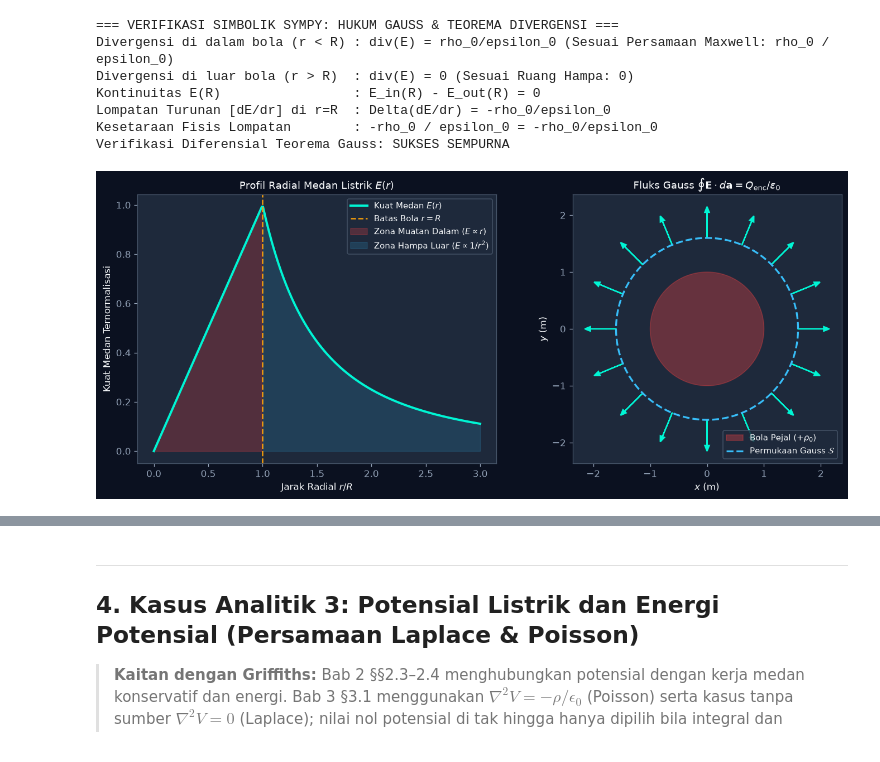
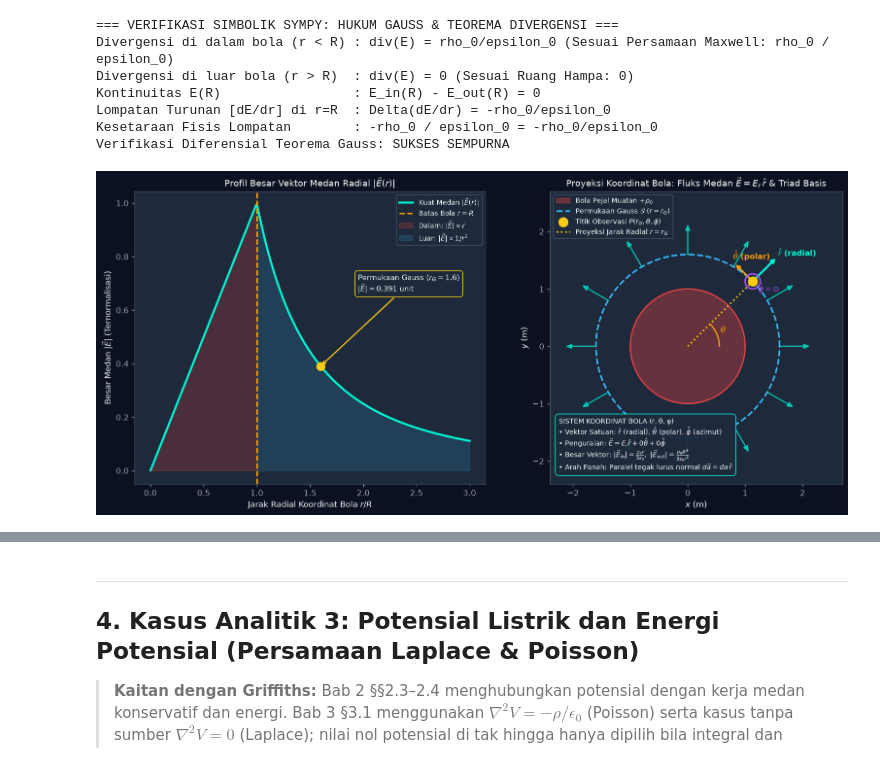
Before and after one commit to rootasgard/electrodynamic, a Jupyter notebook: elektrostatik.ipynb, the cells around one changed output, grey strips where cells are left out. Saved outputs shown, nothing was run; the diff lists cells and outputs as text; code cells hidden in the pictures.

```diff
--- a/elektrostatik.ipynb
+++ b/elektrostatik.ipynb
@@ -495,44 +837,97 @@ Lompatan Turunan [dE/dr] di r=R  : Delta(dE/dr) = -rho_0/epsilon_0
 Kesetaraan Fisis Lompatan        : -rho_0 / epsilon_0 = -rho_0/epsilon_0
 Verifikasi Diferensial Teorema Gauss: SUKSES SEMPURNA
 # %%
-# Diagram Proyeksi Vektor 2D: Profil Medan Radial E(r) & Permukaan Gauss
-fig, (ax1, ax2) = plt.subplots(1, 2, figsize=(12, 5), dpi=120)
+# Diagram Proyeksi Vektor 2D: Profil Medan Radial E(r) & Permukaan Gauss (Koordinat Bola)
+fig, (ax1, ax2) = plt.subplots(1, 2, figsize=(13.5, 6), dpi=120)
 
 R_val = 1.0
-r_arr = np.linspace(0, 3.0, 300)
+r_arr = np.linspace(0.001, 3.0, 300)
 E_arr = np.where(r_arr <= R_val, r_arr / R_val**3, 1.0 / r_arr**2)
 
-# Subplot 1: Kurva E(r)
-ax1.plot(r_arr, E_arr, color='#00f5d4', lw=2.4, label='Kuat Medan $E(r)$')
-ax1.axvline(R_val, color='#f59e0b', ls='--', lw=1.5, label='Batas Bola $r = R$')
-ax1.fill_between(r_arr[r_arr <= R_val], 0, E_arr[r_arr <= R_val], color='#ef4444', alpha=0.25, label='Zona Muatan Dalam ($E \\propto r$)')
-ax1.fill_between(r_arr[r_arr >= R_val], 0, E_arr[r_arr >= R_val], color='#38bdf8', alpha=0.15, label='Zona Hampa Luar ($E \\propto 1/r^2$)')
-ax1.set_title('Profil Radial Medan Listrik $E(r)$', fontsize=11, color='#f8fafc')
-ax1.set_xlabel('Jarak Radial $r/R$', fontsize=10)
-ax1.set_ylabel('Kuat Medan Ternormalisasi', fontsize=10)
-ax1.legend(loc='upper right', framealpha=0.85, facecolor='#1e293b', edgecolor='#475569', fontsize=9)
+# Subplot 1: Kurva E(r) dengan anotasi nilai besar vektor
+ax1.plot(r_arr, E_arr, color='#00f5d4', lw=2.6, label=r'Kuat Medan $|\vec{E}(r)|$')
+ax1.axvline(R_val, color='#f59e0b', ls='--', lw=1.8, label=r'Batas Bola $r = R$')
+ax1.fill_between(r_arr[r_arr <= R_val], 0, E_arr[r_arr <= R_val], color='#ef4444', alpha=0.22, label=r'Dalam: $|\vec{E}| \propto r$')
+ax1.fill_between(r_arr[r_arr >= R_val], 0, E_arr[r_arr >= R_val], color='#38bdf8', alpha=0.15, label=r'Luar: $|\vec{E}| \propto 1/r^2$')
 
-# Subplot 2: Penampang 2D Bola & Fluks Menembus Permukaan Gauss
+r_eval = 1.6
+E_eval = 1.0 / (r_eval**2)
+ax1.scatter([r_eval], [E_eval], color='#facc15', s=100, zorder=6)
+ax1.annotate(f'Permukaan Gauss ($r_G = {r_eval}$)\n$|\\vec{{E}}| = {E_eval:.3f}$ unit',
+             xy=(r_eval, E_eval), xytext=(r_eval + 0.35, E_eval + 0.28),
+             arrowprops=dict(arrowstyle="->", color='#facc15', lw=1.5),
+             bbox=dict(boxstyle='round,pad=0.4', facecolor='#1e293b', edgecolor='#facc15', alpha=0.9),
+             color='#f8fafc', fontsize=9)
+
+ax1.set_title(r'Profil Besar Vektor Medan Radial $|\vec{E}(r)|$', fontsize=11, color='#f8fafc')
+ax1.set_xlabel('Jarak Radial Koordinat Bola $r/R$', fontsize=10)
+ax1.set_ylabel(r'Besar Medan $|\vec{E}|$ (Ternormalisasi)', fontsize=10)
+ax1.legend(loc='upper right', framealpha=0.88, facecolor='#1e293b', edgecolor='#475569', fontsize=8.5)
+
+# Subplot 2: Penampang 2D Proyeksi Koordinat Bola (r, theta, phi)
 theta_circ = np.linspace(0, 2*np.pi, 200)
-ax2.fill(R_val*np.cos(theta_circ), R_val*np.sin(theta_circ), color='#ef4444', alpha=0.35, label='Bola Pejal ($+\\rho_0$)')
+ax2.fill(R_val*np.cos(theta_circ), R_val*np.sin(theta_circ), color='#ef4444', alpha=0.35, label=r'Bola Pejal Muatan $+\rho_0$')
+ax2.plot(R_val*np.cos(theta_circ), R_val*np.sin(theta_circ), color='#ef4444', lw=1.5)
 r_gauss = 1.6
-ax2.plot(r_gauss*np.cos(theta_circ), r_gauss*np.sin(theta_circ), color='#38bdf8', ls='--', lw=2.0, label='Permukaan Gauss $\\mathcal{S}$')
+ax2.plot(r_gauss*np.cos(theta_circ), r_gauss*np.sin(theta_circ), color='#38bdf8', ls='--', lw=2.0, label=r'Permukaan Gauss $\mathcal{S}$ ($r=r_G$)')
 
-# Vektor medan menembus normal
-for th in np.linspace(0, 2*np.pi, 16, endpoint=False):
-    ax2.arrow(r_gauss*np.cos(th), r_gauss*np.sin(th), 0.45*np.cos(th), 0.45*np.sin(th),
-              head_width=0.08, head_length=0.1, fc='#00f5d4', ec='#00f5d4', lw=1.4)
+# Titik observasi P di permukaan Gauss pada sudut theta_0 = 45 deg
+th_p = np.pi / 4.0
+xp = r_gauss * np.cos(th_p)
+yp = r_gauss * np.sin(th_p)
+ax2.scatter([xp], [yp], color='#facc15', s=130, zorder=7, label=r'Titik Observasi $P(r_G, \theta, \phi)$')
+
+# Proyeksi radial & sudut polar
+ax2.plot([0, xp], [0, yp], color='#facc15', ls=':', lw=2, label=r'Proyeksi Jarak Radial $r = r_G$')
+arc_th = np.linspace(0, th_p, 40)
+ax2.plot(0.55*np.cos(arc_th), 0.55*np.sin(arc_th), color='#f59e0b', lw=1.6)
+ax2.text(0.62*np.cos(th_p/2), 0.62*np.sin(th_p/2), r'$\theta$', color='#f59e0b', fontsize=10, fontweight='bold')
+
+# Triad Vektor Satuan Bola di Titik P
+# 1. r_hat (radial keluar)
+ax2.annotate('', xy=(xp + 0.6*np.cos(th_p), yp + 0.6*np.sin(th_p)), xytext=(xp, yp),
+             arrowprops=dict(arrowstyle="->", color='#00f5d4', lw=2.6))
+ax2.text(xp + 0.63*np.cos(th_p), yp + 0.63*np.sin(th_p), r'$\hat{r}$ (radial)', color='#00f5d4', fontweight='bold', fontsize=9.5)
+
+# 2. theta_hat (polar tegak lurus r_hat)
+ax2.annotate('', xy=(xp - 0.45*np.sin(th_p), yp + 0.45*np.cos(th_p)), xytext=(xp, yp),
+             arrowprops=dict(arrowstyle="->", color='#f59e0b', lw=2.2))
+ax2.text(xp - 0.48*np.sin(th_p), yp + 0.48*np.cos(th_p) + 0.05, r'$\hat{\theta}$ (polar)', color='#f59e0b', fontweight='bold', fontsize=9.5)
+
+# 3. phi_hat (azimut menembus bidang)
+ax2.scatter([xp], [yp], facecolors='none', edgecolors='#a855f7', s=350, lw=1.8, zorder=8)
+ax2.text(xp + 0.1, yp - 0.18, r'$\hat{\phi} = \odot$', color='#a855f7', fontweight='bold', fontsize=9.5)
+
+# Vektor medan listrik menembus normal permukaan
+for th in np.linspace(0, 2*np.pi, 12, endpoint=False):
+    if np.abs(th - th_p) > 0.1:
+        ax2.arrow(r_gauss*np.cos(th), r_gauss*np.sin(th), 0.42*np.cos(th), 0.42*np.sin(th),
+                  head_width=0.07, head_length=0.09, fc='#00f5d4', ec='#00f5d4', lw=1.3, alpha=0.7)
+
+# Info card: Koordinat Bola, Vektor Satuan, Besar Medan, dan Arah Panah
+info_gauss = (
+    "SISTEM KOORDINAT BOLA (r, θ, φ)\n"
+    r"• Vektor Satuan: $\hat{r}$ (radial), $\hat{\theta}$ (polar), $\hat{\phi}$ (azimut)" + "\n"
+    r"• Penguraian: $\vec{E} = E_r\hat{r} + 0\hat{\theta} + 0\hat{\phi}$" + "\n"
+    r"• Besar Vektor: $|\vec{E}_{\mathrm{in}}| = \frac{\rho_0 r}{3\epsilon_0},\ |\vec{E}_{\mathrm{out}}| = \frac{\rho_0 R^3}{3\epsilon_0 r^2}$" + "\n"
+    r"• Arah Panah: Paralel tegak lurus normal $d\vec{a} = da\,\hat{r}$"
+)
+ax2.text(0.03, 0.04, info_gauss, transform=ax2.transAxes, fontsize=8.5,
+         bbox=dict(boxstyle='round,pad=0.5', facecolor='#1e293b', edgecolor='#00f5d4', alpha=0.92),
+         va='bottom', ha='left')
 
 ax2.set_aspect('equal')
-ax2.set_title('Fluks Gauss $\\oint \\mathbf{E} \\cdot d\\mathbf{a} = Q_{\\text{enc}}/\\epsilon_0$', fontsize=11, color='#f8fafc')
+ax2.set_title(r'Proyeksi Koordinat Bola: Fluks Medan $\vec{E} = E_r\,\hat{r}$ & Triad Basis', fontsize=11, color='#f8fafc')
 ax2.set_xlabel('$x$ (m)', fontsize=10)
 ax2.set_ylabel('$y$ (m)', fontsize=10)
-ax2.legend(loc='lower right', framealpha=0.85, facecolor='#1e293b', edgecolor='#475569', fontsize=9)
+ax2.set_xlim(-2.4, 2.7)
+ax2.set_ylim(-2.4, 2.7)
+ax2.legend(loc='upper left', framealpha=0.88, facecolor='#1e293b', edgecolor='#475569', fontsize=8.5)
 
 plt.tight_layout()
 plt.show()
 # %% [output]
-[figure, old version]
+[figure, new version]
 # %%
 # Visualisasi 3D interaktif Three.js: Kasus 2: Hukum Gauss — bola bermuatan dan permukaan Gaussian
 show_threejs_scene("gauss", "Kasus 2: Hukum Gauss — bola bermuatan dan permukaan Gaussian")
```
Also changed, not shown: parts of 11 cells of this notebook, 2 other files.
